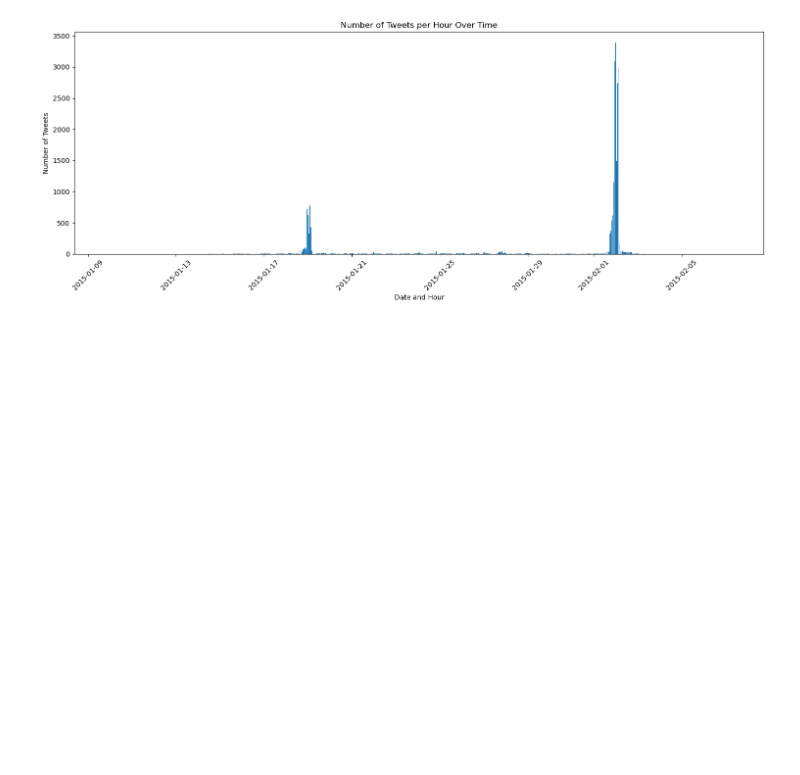
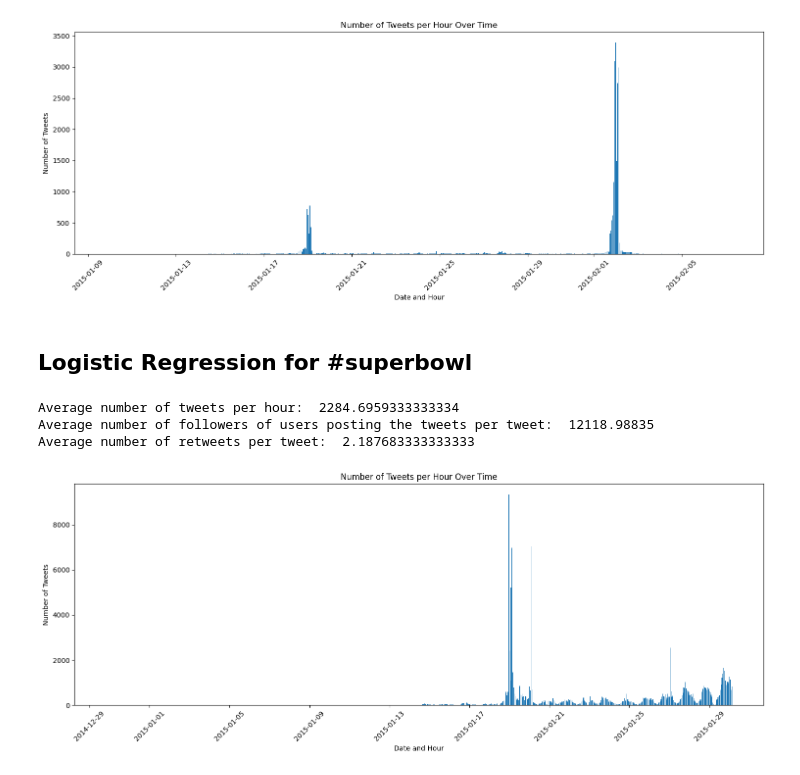
Before and after one commit to godlikeS97/ece219project4, a Jupyter notebook: Tweet_Analysis/data_processing.ipynb, the cells around one changed output. Drawn from its saved outputs; the diff is of its cells as text; code cells hidden in the pictures; blank space fills up the shorter version.

```diff
--- a/Tweet_Analysis/data_processing.ipynb
+++ b/Tweet_Analysis/data_processing.ipynb
@@ -170,3 +170,5 @@ Average number of tweets per hour:  1869.8754200161627
 Average number of followers of users posting the tweets per tweet:  1427.2526051635405
 Average number of retweets per tweet:  1.4081919101697078
 [figure]
+# %% [markdown]
+## Logistic Regression for #superbowl
@@ -172,0 +197,8 @@ Average number of retweets per tweet:  1.4081919101697078
+# %%
+df_sample = process_data("data/tweets_#superbowl_subset.txt")
+df_sample = calculate_statistics(df_sample)
+# %% [output]
+Average number of tweets per hour:  2284.6959333333334
+Average number of followers of users posting the tweets per tweet:  12118.98835
+Average number of retweets per tweet:  2.187683333333333
+[figure, added]
```
Also changed, not shown: parts of 21 cells of this notebook.
